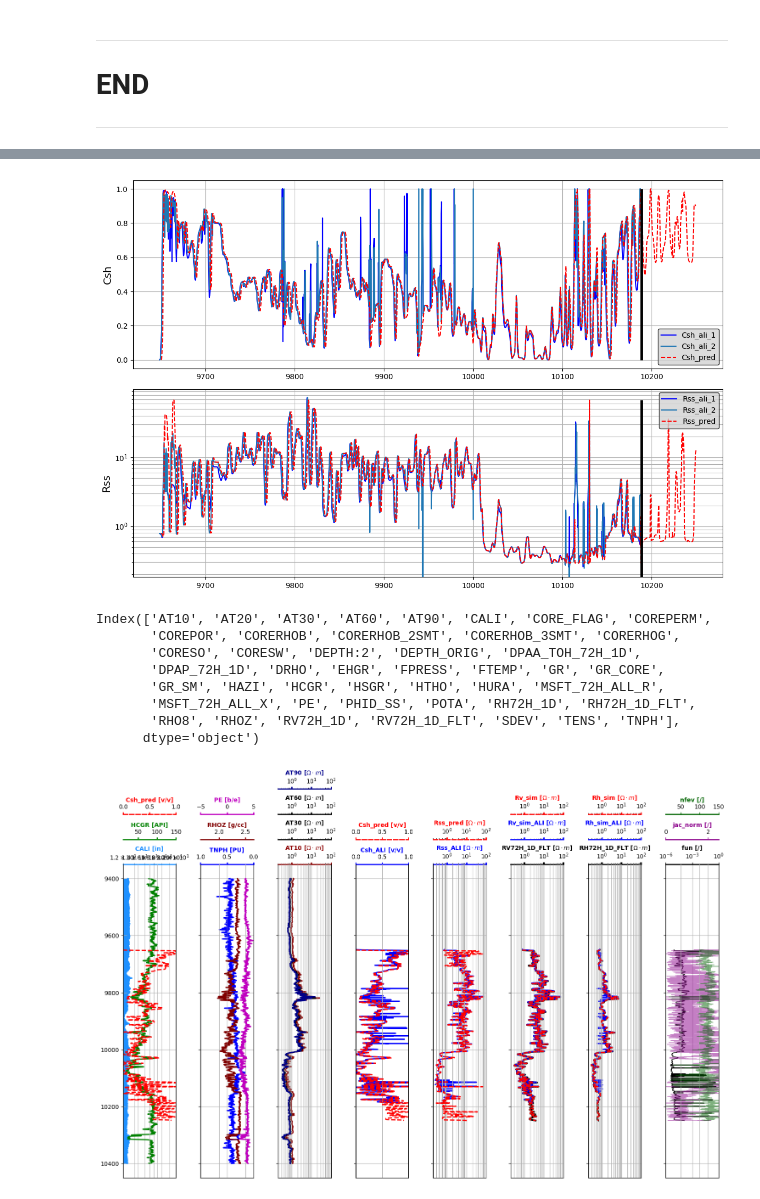
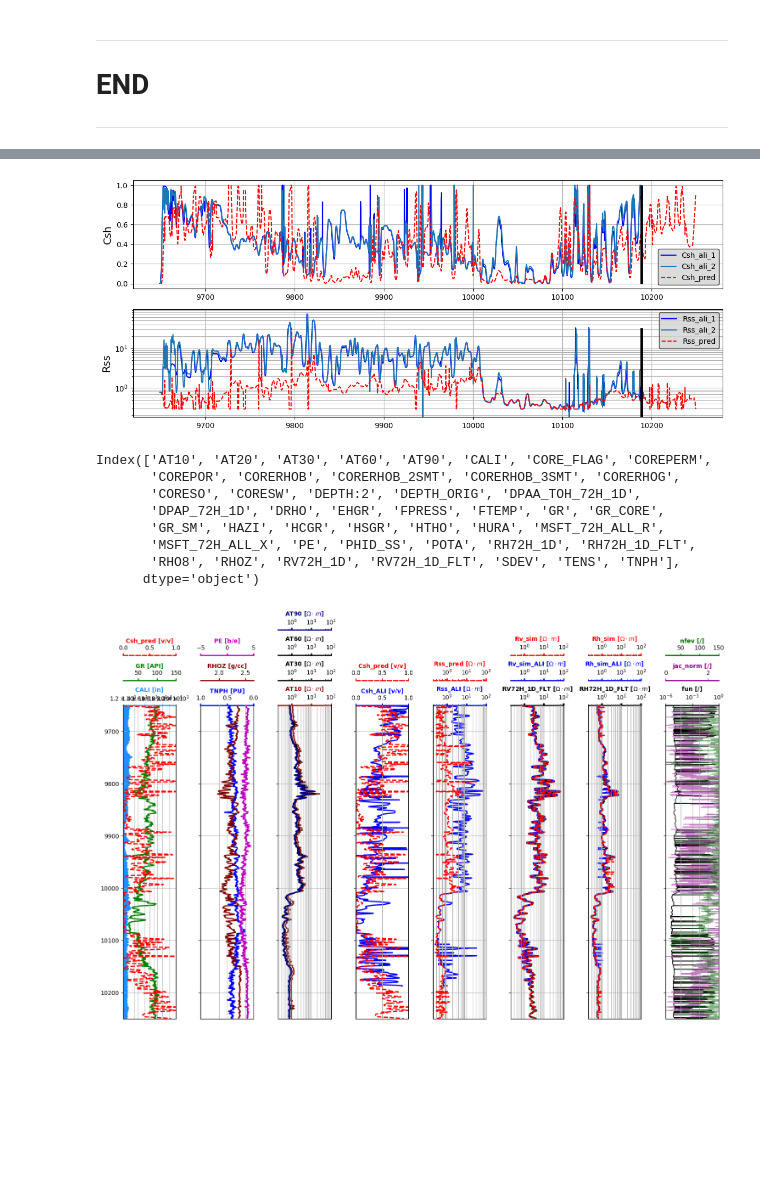
Before and after one commit to misaelmmorales/Anisotropic-Resistivity-Inversion, a Jupyter notebook: main_nb.ipynb, the cells around one changed output, grey strips where cells are left out. Drawn from its saved outputs; the diff is of its cells as text; code cells hidden in the pictures; blank space fills up the shorter version.

```diff
--- a/main_nb.ipynb
+++ b/main_nb.ipynb
@@ -124,5 +129,11 @@ column_names = ['AT10', 'AT30', 'AT60', 'AT90', 'GR', 'Rv', 'Rh']
 data = d.rename(columns=dict(zip(d.columns, column_names)))
 
 res_aniso  = data[['Rv','Rh']]
-Rvsh, Rhsh = 2.8133, 0.7746
+
+Rvsh_win = np.nan_to_num(np.array(pd.Series(data['Rv']).rolling(250).max().tolist()), nan=data['Rv'].mean())
+Rhsh_win = np.nan_to_num(np.array(pd.Series(data['Rh']).rolling(250).max().tolist()), nan=data['Rh'].mean())
+Csh_lin  = (data['GR'] - data['GR'].min())/(data['GR'].max() - data['GR'].min())
+
+R_min = np.min([data['Rh'].min(), data['Rv'].min()])
+R_max = np.max([data['Rh'].max(), data['Rv'].max()])
 # %%
@@ -198,0 +219,18 @@ ali.head()
+# %%
+ali_cg = loadmat('Ali/sol.mat', simplify_cells=True)['sol']
+ali_Csh = ali_cg[0,:]
+ali_Rss = ali_cg[1,:]
+
+ali_Rvsh = 2.78
+ali_Rhsh = 0.60
+
+Rv_sim_ali = ali_Csh*ali_Rvsh + (1-ali_Csh)*ali_Rss
+Rh_sim_ali = 1/(ali_Csh/ali_Rhsh + (1-ali_Csh)/ali_Rss)
+
+ali = pd.read_csv('Ali/RVRH.csv', header=None)
+d = ali.iloc[1:2156, 0].values
+c = ali.iloc[1:2156, 14].values
+r = ali.iloc[1:2156, 15].values
+ali_sol = pd.DataFrame({'Csh_ALI':c, 'Rss_ALI':r}, index=d)
+ali_sol['Rv_sim_ALI'] = c*ali_Rvsh + (1-c)*r
+ali_sol['Rh_sim_ALI'] = 1/(c/ali_Rhsh + (1-c)/r)
@@ -202,6 +249,8 @@ lambda_reg = 1e-5
 def objective(variables, *args):
     Csh, Rs = variables
     Rv,  Rh = args[0], args[1]
+    Rvsh, Rhsh = args[2], args[3]
+
     eq1 = (Csh*Rvsh + (1-Csh)*Rs) - Rv
     eq2 = (Csh/Rhsh + (1-Csh)/Rs) - (1/Rh)
     eqs = [eq1/Rv, eq2*Rh]
@@ -214,6 +263,8 @@ def constraint(variables):
 # %%
 case1['Rvsh_win'] = np.nan_to_num(np.array(pd.Series(case1['Rv']).rolling(250).max().tolist()), nan=case1['Rv'].mean())
 case1['Rhsh_win'] = np.nan_to_num(np.array(pd.Series(case1['Rh']).rolling(250).max().tolist()), nan=case1['Rh'].mean())
+case1['CSH_lin'] = (case1['GR'] - case1['GR'].min())/(case1['GR'].max() - case1['GR'].min())
+
 R_min = np.min([case1['Rh'].min(), case1['Rv'].min()])
 R_max = np.max([case1['Rh'].max(), case1['Rv'].max()])
 
@@ -222,10 +273,10 @@ res_aniso = case1[['Rv', 'Rh', 'CSH_lin', 'Rvsh_win', 'Rhsh_win']]
 sol, fun, jac, nfev = [], [], [], []
 for _, row in res_aniso.iterrows():
     Rv_value, Rh_value, Csh_lin = row['Rv'], row['Rh'], row['CSH_lin']
-    Rvsh_max, Rhsh_max = row['Rvsh_win'], row['Rhsh_win']
+    Rvsh_win, Rhsh_win = row['Rvsh_win'], row['Rhsh_win']
     solution = optimize.minimize(objective,
                                  x0          = [Csh_lin, Rv_value],
-                                 args        = (Rv_value, Rh_value, Rvsh_max, Rhsh_max),
+                                 args        = (Rv_value, Rh_value, Rvsh_win, Rhsh_win),
                                  method      = 'L-BFGS-B',
                                  bounds      = [(0,1),(R_min,R_max)],
                                  tol         = 1e-6,
@@ -239,8 +290,8 @@ sol = pd.DataFrame(sol, index=res_aniso.index)
 sol['fun'], sol['nfev'], sol['jac1'], sol['jac2'] = fun, nfev, jac1, jac2
 sol['jac_norm'] = linalg.norm(jac, axis=1)
 
-sol['Rv_sim'] = sol['Csh_pred']*Rvsh + (1-sol['Csh_pred'])*sol['Rss_pred']
-sol['Rh_sim'] = 1/(sol['Csh_pred']/Rhsh + (1-sol['Csh_pred'])/sol['Rss_pred'])
+sol['Rv_sim'] = sol['Csh_pred']*case1['Rvsh_win'] + (1-sol['Csh_pred'])*sol['Rss_pred']
+sol['Rh_sim'] = 1/(sol['Csh_pred']/case1['Rhsh_win'] + (1-sol['Csh_pred'])/sol['Rss_pred'])
 sol.head()
 # %% [output]
 |  | Rv | Rh | Csh_pred | Rss_pred | fun | nfev | jac1 | jac2 | jac_norm | Rv_sim | Rh_sim |
@@ -343,31 +391,31 @@ plt.show()
 # %%
-fig, axs = plt.subplots(2, 1, figsize=(12,8))
+fig, axs = plt.subplots(2, 1, figsize=(12,5))
 ax1, ax2 = axs
 
 gri = (case1['GR'] - case1['GR'].min())/(case1['GR'].max() - case1['GR'].min())
 
 #ax1.plot(case1.index, gri, c='gray', label='GR_Index')
 ax1.plot(ali.iloc[1:2156,0], ali.iloc[1:2156,14], c='b', label='Csh_ali_1')
 ax1.plot(ali.iloc[1:2156,0], ali_Csh, c='tab:blue', label='Csh_ali_2')
 ax1.plot(sol.index, sol['Csh_pred'], c='r', ls='--', label='Csh_pred')
 ax1.set_ylabel('Csh', fontsize=14)
 ax1.grid(True, which='both')
 ax1.legend(facecolor='lightgrey', edgecolor='k')
 ax1.vlines(10188.75, 0, 1, color='k', lw=3.5)
 
 ax2.plot(ali.iloc[1:2156,0], ali.iloc[1:2156,15], c='b', label='Rss_ali_1')
 ax2.plot(ali.iloc[1:2156,0], ali_Rss, c='tab:blue', label='Rss_ali_2')
 ax2.plot(sol.index, sol['Rss_pred'], c='r', ls='--', label='Rss_pred')
 ax2.set_ylabel('Rss', fontsize=14)
 ax2.grid(True, which='both')
 ax2.legend(facecolor='lightgrey', edgecolor='k', loc='upper right')
 ax2.set_yscale('log')
 ax2.vlines(10188.75, 0, sol['Rss_pred'].max(), color='k', lw=3.5)
 
 plt.tight_layout()
 plt.show()
 # %% [output]
-[figure, old version]
+[figure, new version]
 # %%
 df = lasio.read('well1.las').df()
 df.columns
@@ -393,7 +434,7 @@ ax1, ax2, ax3, ax4, ax5, ax6, ax7, ax8 = axs
 
 ax11, ax12 = ax1.twiny(), ax1.twiny()
 ari.plot_curve(ax1, df, 'CALI', 12, 24, 'dodgerblue', units='in', fill=True, semilog=True, pad=0)
-ari.plot_curve(ax11, df, 'HCGR', 10, 150, 'g', units='API', pad=8)
+ari.plot_curve(ax11, df, 'GR', 10, 150, 'g', units='API', pad=8)
 ari.plot_curve(ax12, sol, 'Csh_pred', 0, 1, 'r', ls='--', units='v/v', pad=16)
 
 ax21, ax22 = ax2.twiny(), ax2.twiny()
@@ -430,8 +471,9 @@ ari.plot_curve(ax8, sol, 'fun', 1e-6, 1e0, 'k', s=1, semilog=True, units='/', pa
 ari.plot_curve(ax81, sol, 'jac_norm', 0, 2.5, 'darkmagenta', s=1, units='/', pad=8, alpha=0.5)
 ari.plot_curve(ax82, sol, 'nfev', 10, 150, 'darkgreen', s=1, units='/', pad=16, alpha=0.5)
 
-ax1.invert_yaxis()
+ax1.set_ylim(10250, 9650)
+
 plt.tight_layout()
 plt.show()
 # %% [output]
-[figure, old version]
+[figure, new version]
```
Also changed, not shown: parts of 15 cells of this notebook, 5 other files.
